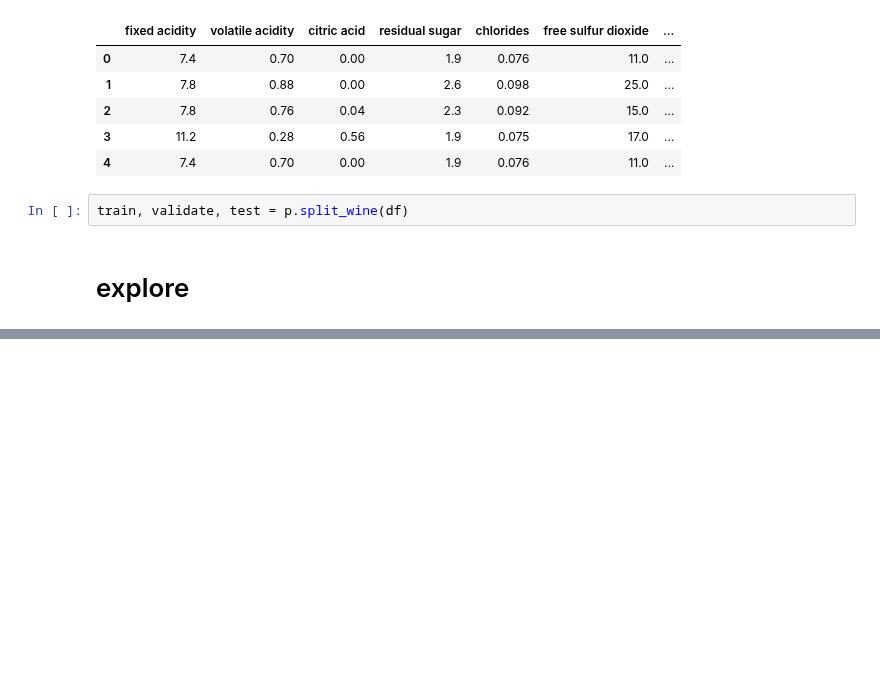
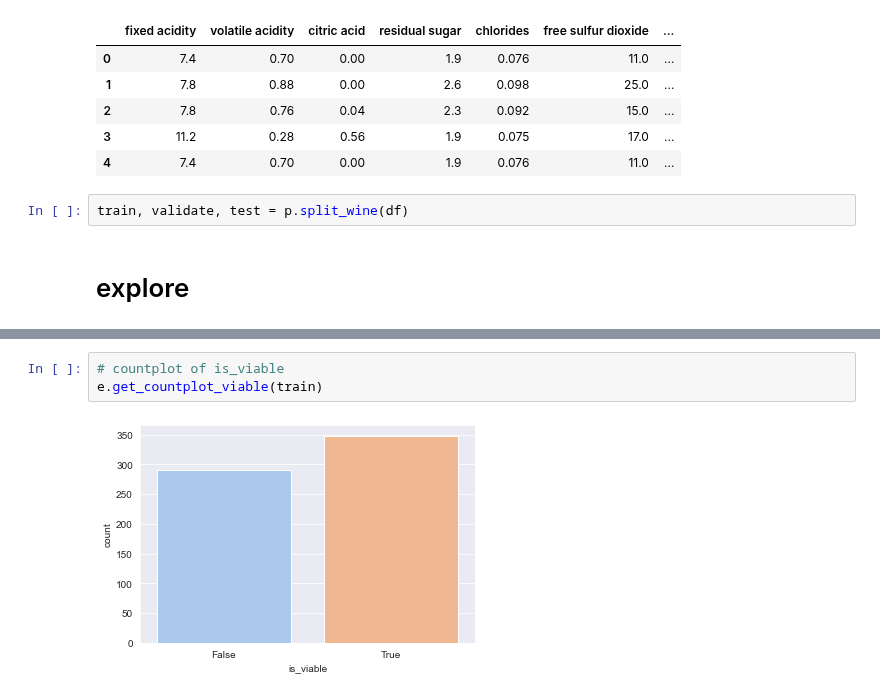
Before and after one commit to Michael-Austin-Mesa/wine-classification-project, a Jupyter notebook: final_report.ipynb, the cells around one changed output, grey strips where cells are left out. Drawn from its saved outputs; the diff is of its cells as text; blank space fills up the shorter version.

```diff
--- a/final_report.ipynb
+++ b/final_report.ipynb
@@ -58,0 +56,5 @@ NameError: name 'e' is not defined
+# %%
+# countplot of is_viable
+e.get_countplot_viable(train)
+# %% [output]
+[figure, added]
```
Also changed, not shown: parts of 11 cells of this notebook.
